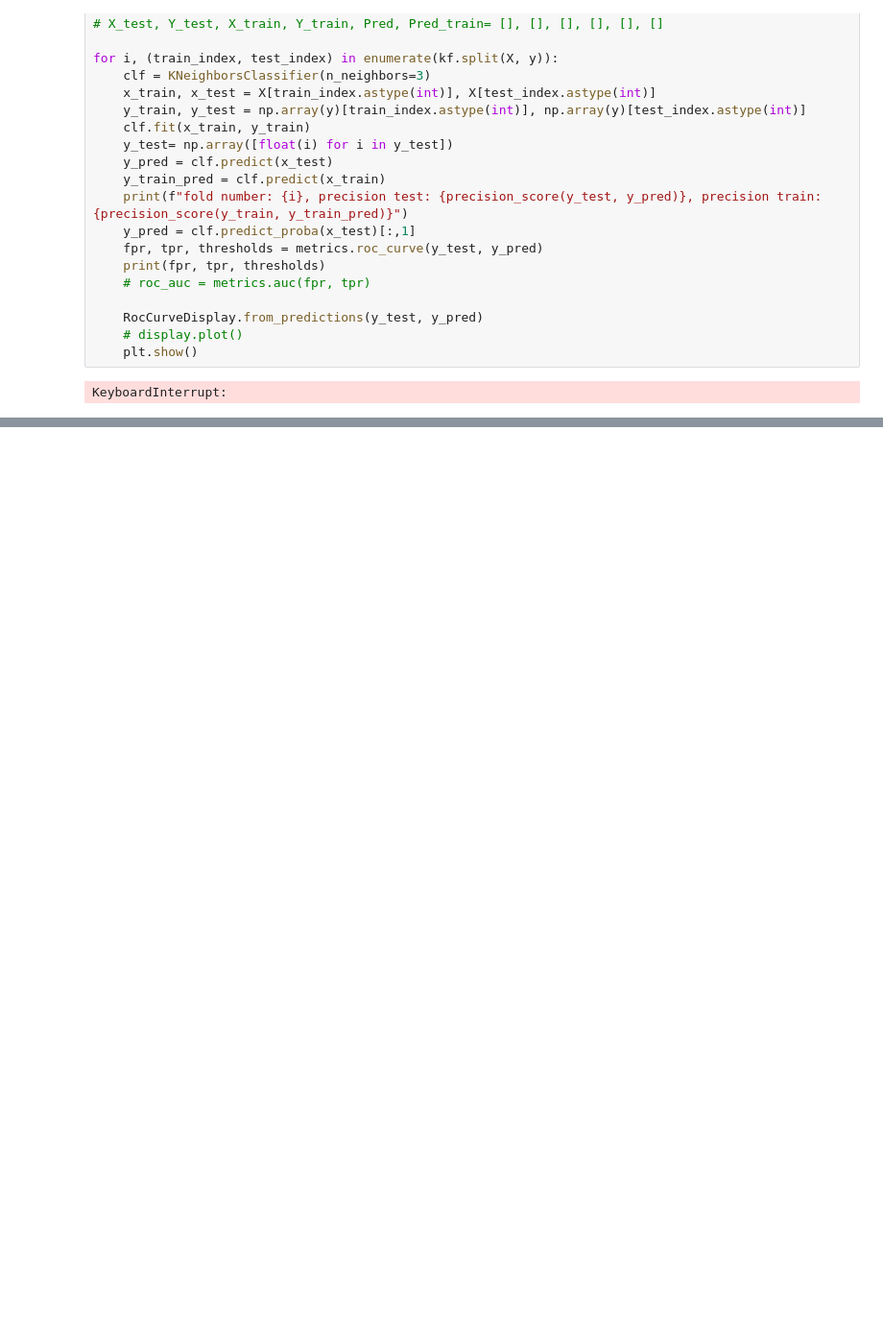
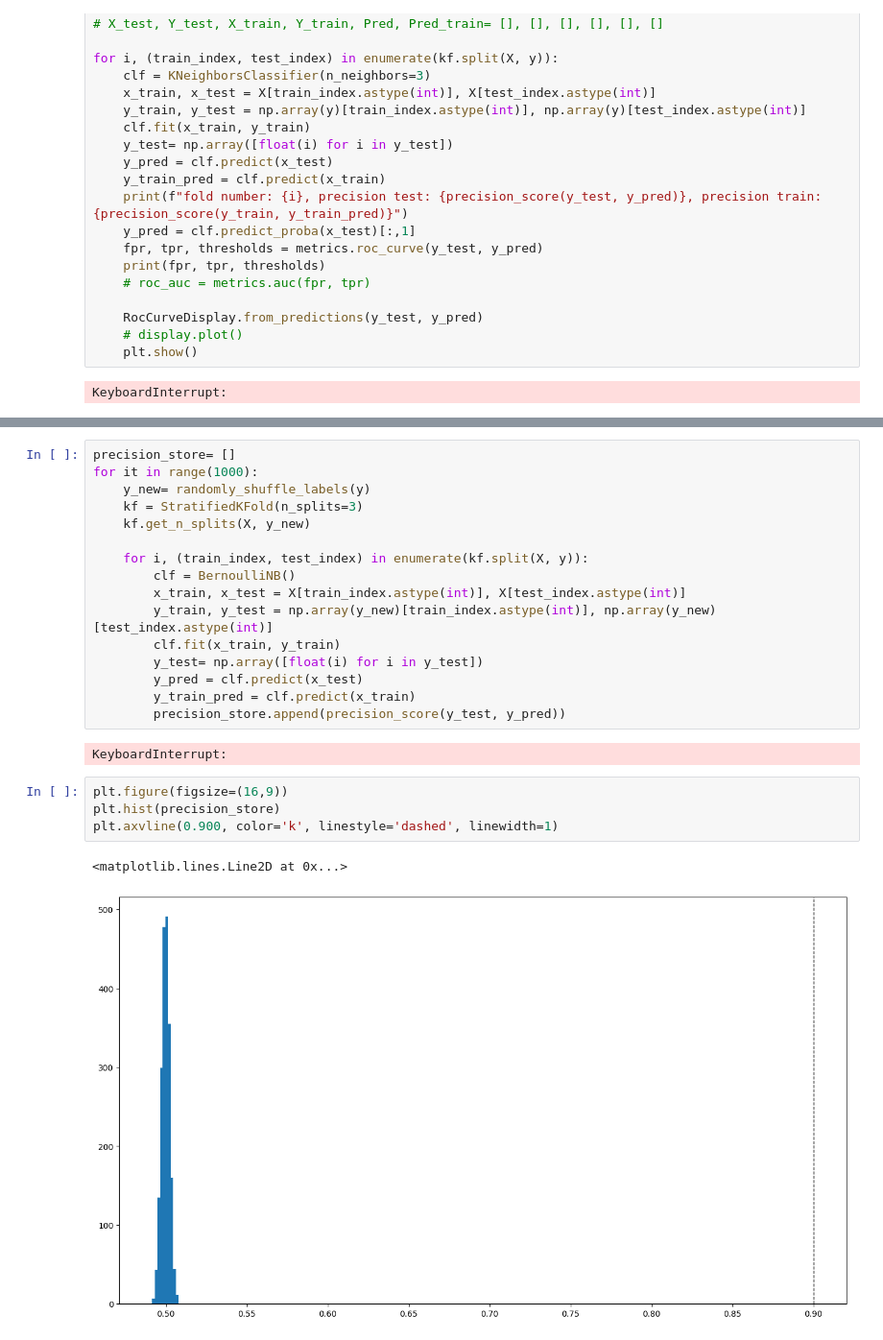
Before and after one commit to sanasundar/Bi4164---Moving-Ahead, a Jupyter notebook: aditya_moger_notebook.ipynb, the cells around one changed output, grey strips where cells are left out. Shown at 96% size. Saved outputs shown, nothing was run; the diff lists cells and outputs as text; blank space fills up the shorter version.

```diff
--- a/aditya_moger_notebook.ipynb
+++ b/aditya_moger_notebook.ipynb
@@ -438,0 +489,25 @@ sum(prob_testingFA)
+# %%
+precision_store= []
+for it in range(1000):
+    y_new= randomly_shuffle_labels(y)
+    kf = StratifiedKFold(n_splits=3)
+    kf.get_n_splits(X, y_new)
+
+    for i, (train_index, test_index) in enumerate(kf.split(X, y)):
+        clf = BernoulliNB()
+        x_train, x_test = X[train_index.astype(int)], X[test_index.astype(int)]
+        y_train, y_test = np.array(y_new)[train_index.astype(int)], np.array(y_new)[test_index.astype(int)]
+        clf.fit(x_train, y_train)
+        y_test= np.array([float(i) for i in y_test])
+        y_pred = clf.predict(x_test)
+        y_train_pred = clf.predict(x_train)
+        precision_store.append(precision_score(y_test, y_pred))
+# %% [output]
+KeyboardInterrupt:
+# %%
+plt.figure(figsize=(16,9))
+plt.hist(precision_store)
+plt.axvline(0.900, color='k', linestyle='dashed', linewidth=1)
+# %% [output]
+<matplotlib.lines.Line2D at 0x...>
+[figure, added]
```
Also changed, not shown: parts of 13 cells of this notebook, 11 other files.
